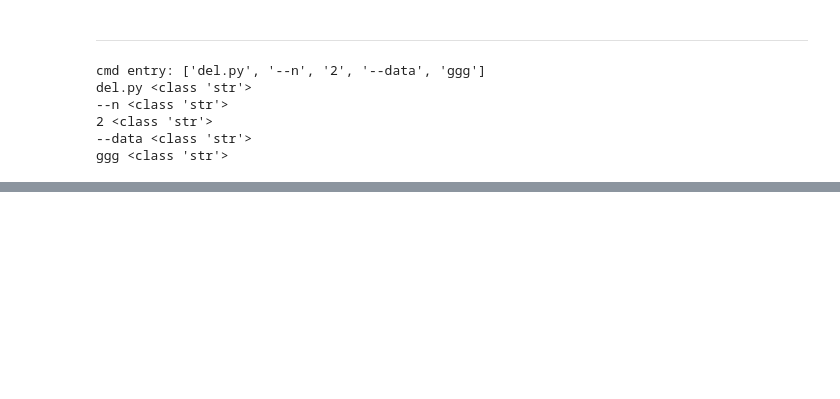
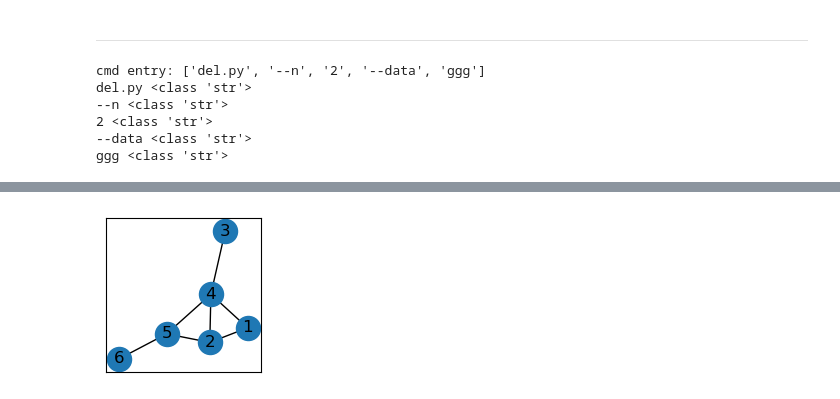
Before and after one commit to win7/GNN_Unsupervised, a Jupyter notebook: test.ipynb, the cells around one changed output, grey strips where cells are left out. Drawn from its saved outputs; the diff is of its cells as text; code cells hidden in the pictures; blank space fills up the shorter version.

```diff
--- a/test.ipynb
+++ b/test.ipynb
@@ -310,0 +349,8 @@ ggg <class 'str'>
+# %%
+R = nx.compose(G1, G2)
+
+plt.figure(1, figsize=(2, 2))
+nx.draw_networkx(R)
+plt.show()
+# %% [output]
+[figure, added]
```
Also changed, not shown: parts of 13 cells of this notebook, 5 other files.
